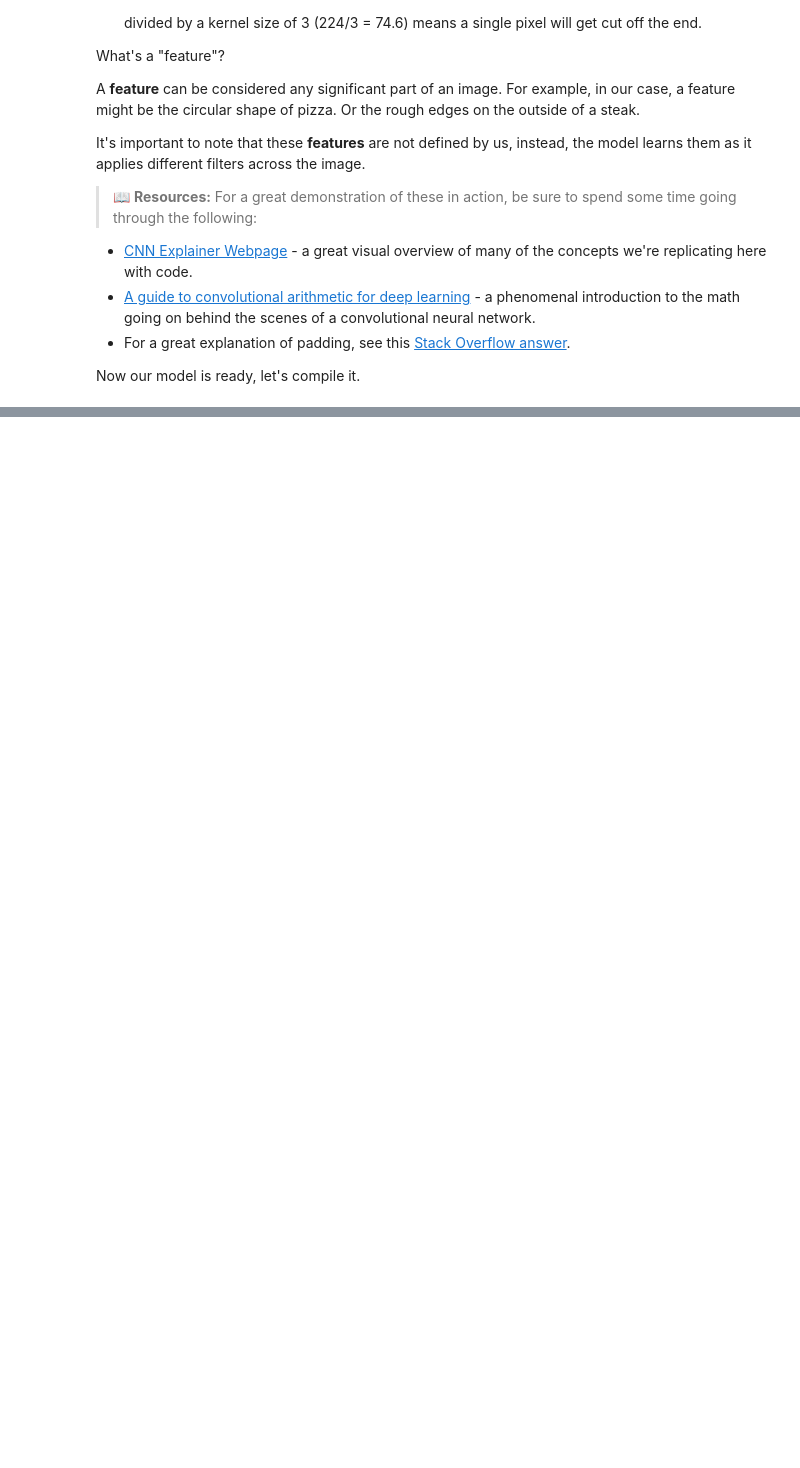
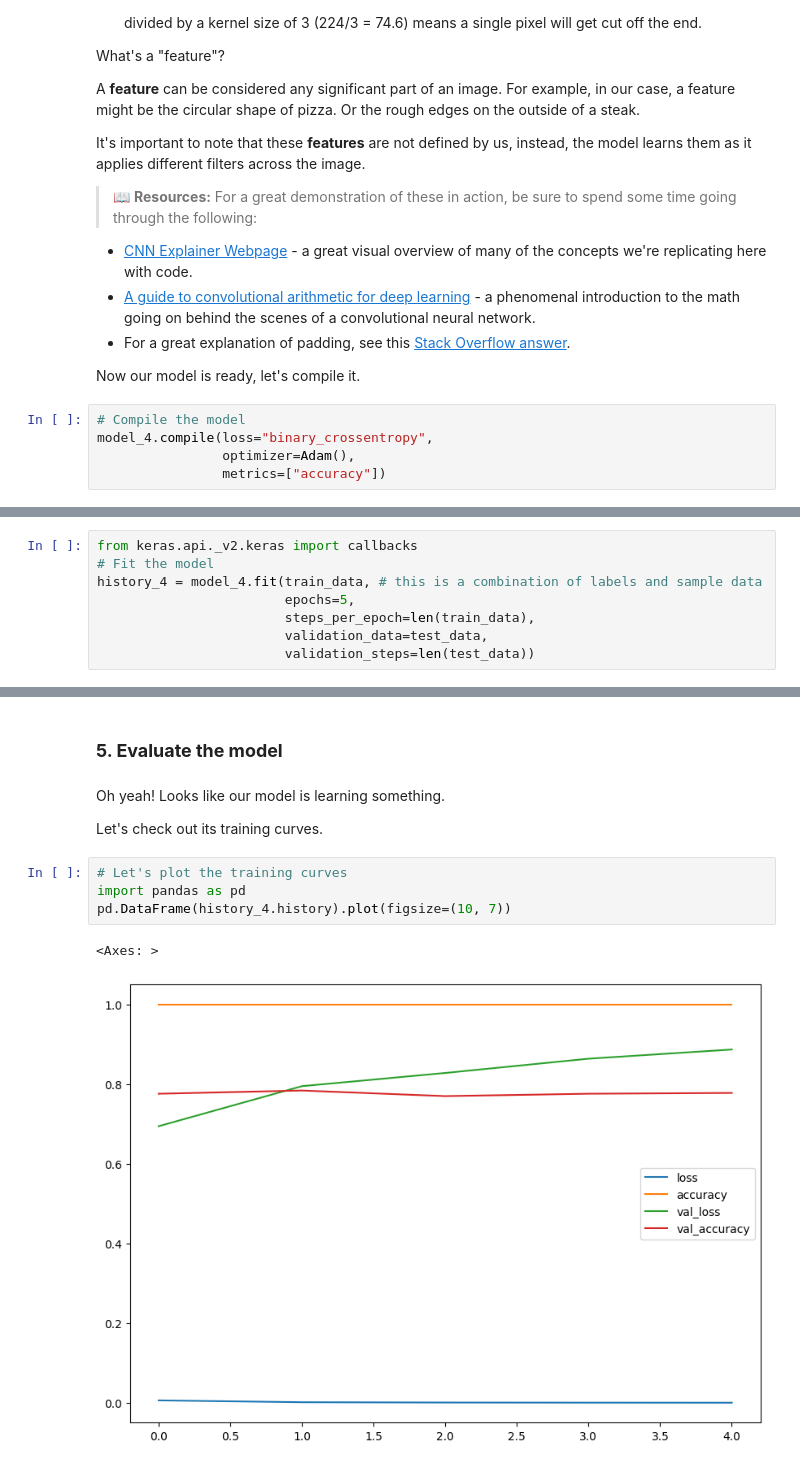
Before and after one commit to Hamedkalantari0111/TensorFlow-Developer, a Jupyter notebook: 03_convolutional_neural_networks_in_tensorflow_Hamed.ipynb, the cells around one changed output, grey strips where cells are left out. Drawn from its saved outputs; the diff is of its cells as text; blank space fills up the shorter version.

```diff
--- a/03_convolutional_neural_networks_in_tensorflow_Hamed.ipynb
+++ b/03_convolutional_neural_networks_in_tensorflow_Hamed.ipynb
@@ -872,3 +872,8 @@ It's important to note that these **features** are not defined by us, instead, t
   * For a great explanation of padding, see this [Stack Overflow answer](https://stackoverflow.com/a/39371113/7900723).
 
 Now our model is ready, let's compile it.
+# %%
+# Compile the model
+model_4.compile(loss="binary_crossentropy",
+                optimizer=Adam(),
+                metrics=["accuracy"])
@@ -874,0 +919,8 @@ Now our model is ready, let's compile it.
+# %%
+from keras.api._v2.keras import callbacks
+# Fit the model
+history_4 = model_4.fit(train_data, # this is a combination of labels and sample data
+                        epochs=5,
+                        steps_per_epoch=len(train_data),
+                        validation_data=test_data,
+                        validation_steps=len(test_data))
@@ -874,0 +963,13 @@ Now our model is ready, let's compile it.
+# %% [markdown]
+### **5. Evaluate the model**
+# %% [markdown]
+Oh yeah! Looks like our model is learning something.
+
+Let's check out its training curves.
+# %%
+# Let's plot the training curves
+import pandas as pd
+pd.DataFrame(history_4.history).plot(figsize=(10, 7))
+# %% [output]
+<Axes: >
+[figure, added]
```
Also changed, not shown: parts of 41 cells of this notebook, 1 other file.
